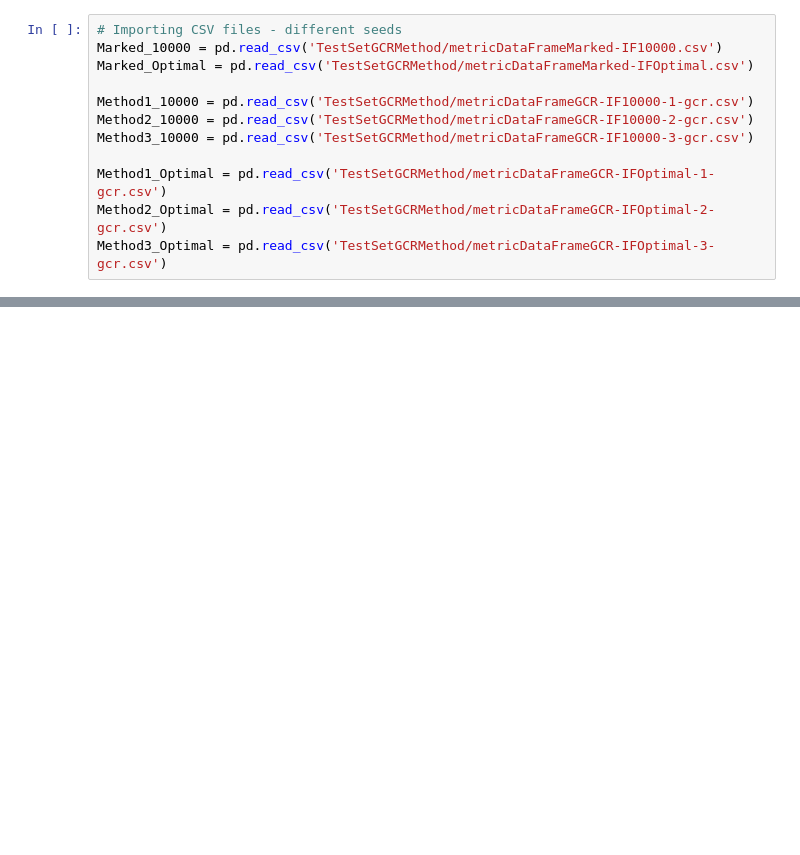
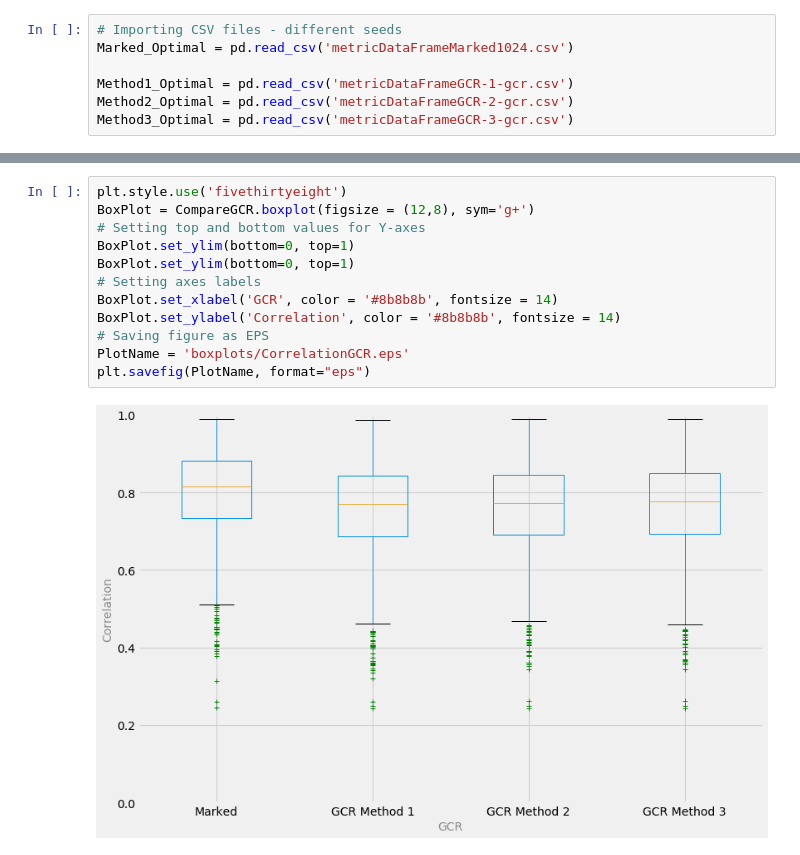
Before and after one commit to Call1st0/dft-based-watermarking-method-with-GCR-masking, a Jupyter notebook: imageAttacksResultsGCRMethods.ipynb, the cells around one changed output, grey strips where cells are left out. Saved outputs shown, nothing was run; the diff lists cells and outputs as text; blank space fills up the shorter version.

```diff
--- a/imageAttacksResultsGCRMethods.ipynb
+++ b/imageAttacksResultsGCRMethods.ipynb
@@ -3,14 +12,9 @@ import pandas as pd
 # %%
 # Importing CSV files - different seeds
-Marked_10000 = pd.read_csv('TestSetGCRMethod/metricDataFrameMarked-IF10000.csv')
-Marked_Optimal = pd.read_csv('TestSetGCRMethod/metricDataFrameMarked-IFOptimal.csv')
+Marked_Optimal = pd.read_csv('metricDataFrameMarked1024.csv')
 
-Method1_10000 = pd.read_csv('TestSetGCRMethod/metricDataFrameGCR-IF10000-1-gcr.csv')
-Method2_10000 = pd.read_csv('TestSetGCRMethod/metricDataFrameGCR-IF10000-2-gcr.csv')
-Method3_10000 = pd.read_csv('TestSetGCRMethod/metricDataFrameGCR-IF10000-3-gcr.csv')
-
-Method1_Optimal = pd.read_csv('TestSetGCRMethod/metricDataFrameGCR-IFOptimal-1-gcr.csv')
-Method2_Optimal = pd.read_csv('TestSetGCRMethod/metricDataFrameGCR-IFOptimal-2-gcr.csv')
-Method3_Optimal = pd.read_csv('TestSetGCRMethod/metricDataFrameGCR-IFOptimal-3-gcr.csv')
+Method1_Optimal = pd.read_csv('metricDataFrameGCR-1-gcr.csv')
+Method2_Optimal = pd.read_csv('metricDataFrameGCR-2-gcr.csv')
+Method3_Optimal = pd.read_csv('metricDataFrameGCR-3-gcr.csv')
 # %%
 #Getting mean values from DataFrames; Dropping first row
@@ -87,0 +153,14 @@ dfCompareOptimal.describe()
+# %%
+plt.style.use('fivethirtyeight')
+BoxPlot = CompareGCR.boxplot(figsize = (12,8), sym='g+')
+# Setting top and bottom values for Y-axes
+BoxPlot.set_ylim(bottom=0, top=1)
+BoxPlot.set_ylim(bottom=0, top=1)
+# Setting axes labels
+BoxPlot.set_xlabel('GCR', color = '#8b8b8b', fontsize = 14)
+BoxPlot.set_ylabel('Correlation', color = '#8b8b8b', fontsize = 14)
+# Saving figure as EPS
+PlotName = 'boxplots/CorrelationGCR.eps'
+plt.savefig(PlotName, format="eps")
+# %% [output]
+[figure, added]
```
Also changed, not shown: parts of 24 cells of this notebook, 3 other files.
